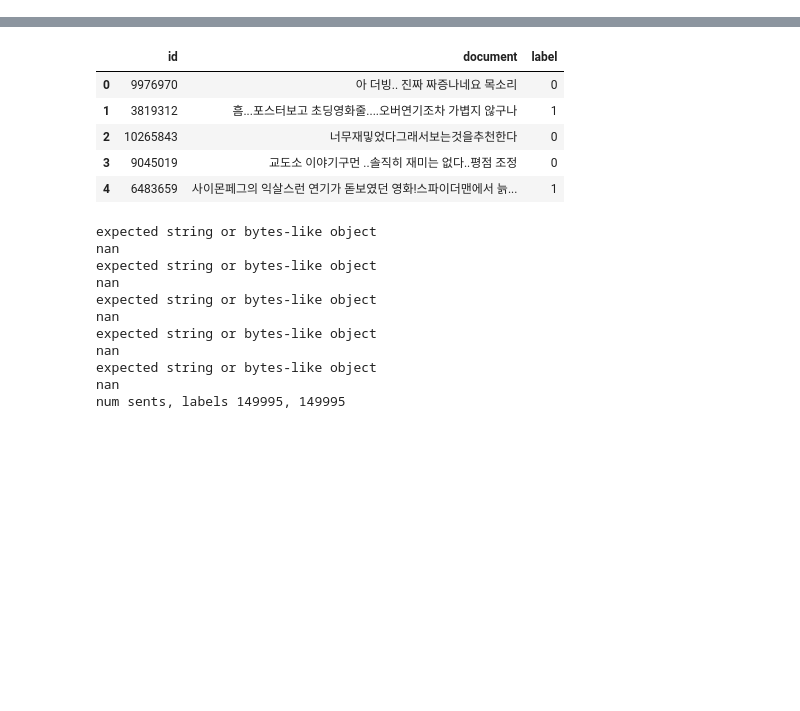
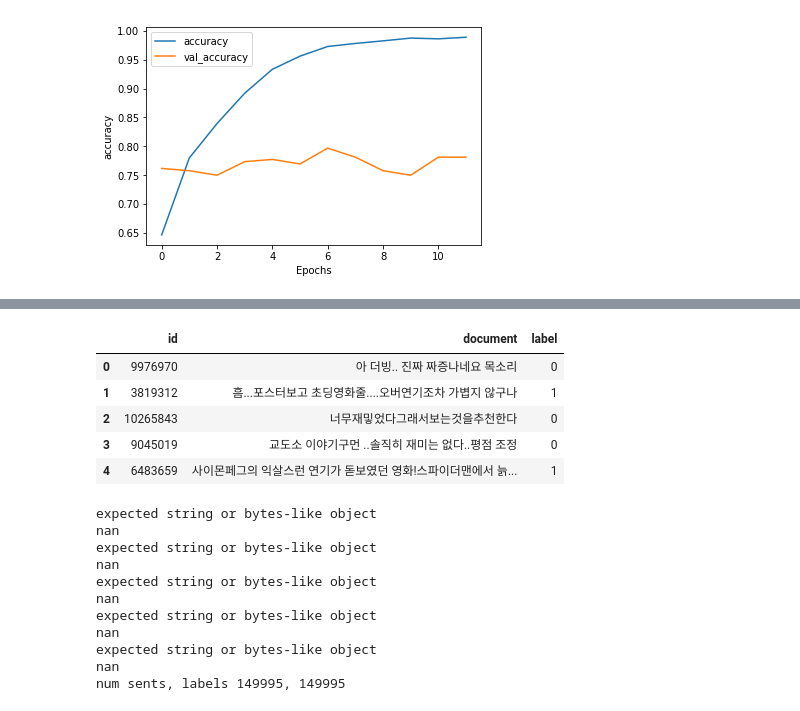
Before and after one commit to NLP-kr/tensorflow-ml-nlp-tf2, a Jupyter notebook: 7.PRETRAIN_METHOD/7.2.bert_finetune.ipynb, the cells around one changed output, grey strips where cells are left out. Cells and saved outputs as stored; diff of their text form; code cells hidden in the pictures; blank space fills up the shorter version.

Commit message:
# update with bag of words

```diff
--- a/7.PRETRAIN_METHOD/7.2.bert_finetune.ipynb
+++ b/7.PRETRAIN_METHOD/7.2.bert_finetune.ipynb
@@ -64,0 +98,5 @@ print(eng_decode)
+# %%
+# Load Train dataset
+
+train_data_bow = pd.read_csv( DATA_IN_PATH + 'labeledTrainData.tsv', header = 0, delimiter = '\t', quoting = 3)
+train_data_bow.head()
@@ -64,0 +164,34 @@ print(eng_decode)
+# %%
+# 학습 준비하기
+optimizer = tf.keras.optimizers.Adam(learning_rate=3e-5, epsilon=1e-08, clipnorm=1.0)
+loss = tf.keras.losses.SparseCategoricalCrossentropy(from_logits=True)
+metric = tf.keras.metrics.SparseCategoricalAccuracy('accuracy')
+model.compile(optimizer=optimizer, loss=loss, metrics=[metric])
+# %%
+model_name = "tf2_bert_bag_of_words"
+
+# overfitting을 막기 위한 ealrystop 추가
+earlystop_callback = EarlyStopping(monitor='val_accuracy', min_delta=0.0001,patience=5)
+# min_delta: the threshold that triggers the termination (acc should at least improve 0.0001)
+# patience: no improvment epochs (patience = 1, 1번 이상 상승이 없으면 종료)\
+
+checkpoint_path = DATA_OUT_PATH + model_name + '/weights.h5'
+checkpoint_dir = os.path.dirname(checkpoint_path)
+
+# Create path if exists
+if os.path.exists(checkpoint_dir):
+    print("{} -- Folder already exists \n".format(checkpoint_dir))
+else:
+    os.makedirs(checkpoint_dir, exist_ok=True)
+    print("{} -- Folder create complete \n".format(checkpoint_dir))
+
+cp_callback = ModelCheckpoint(
+    checkpoint_path, monitor='val_accuracy', verbose=1, save_best_only=True, save_weights_only=True)
+
+# 학습과 eval 시작
+history = model.fit(train_data_bow_sent_pads, train_data_bow_labels, epochs=NUM_EPOCHS, batch_size=BATCH_SIZE,
+                    validation_split = VALID_SPLIT, callbacks=[earlystop_callback, cp_callback], validation_steps=2)
+
+#steps_for_epoch
+
+print(history.history)
@@ -64,0 +216,4 @@ print(eng_decode)
+# %%
+plot_graphs(history, 'accuracy')
+# %% [output]
+[figure, added]
```
Also changed, not shown: parts of 18 cells of this notebook.
